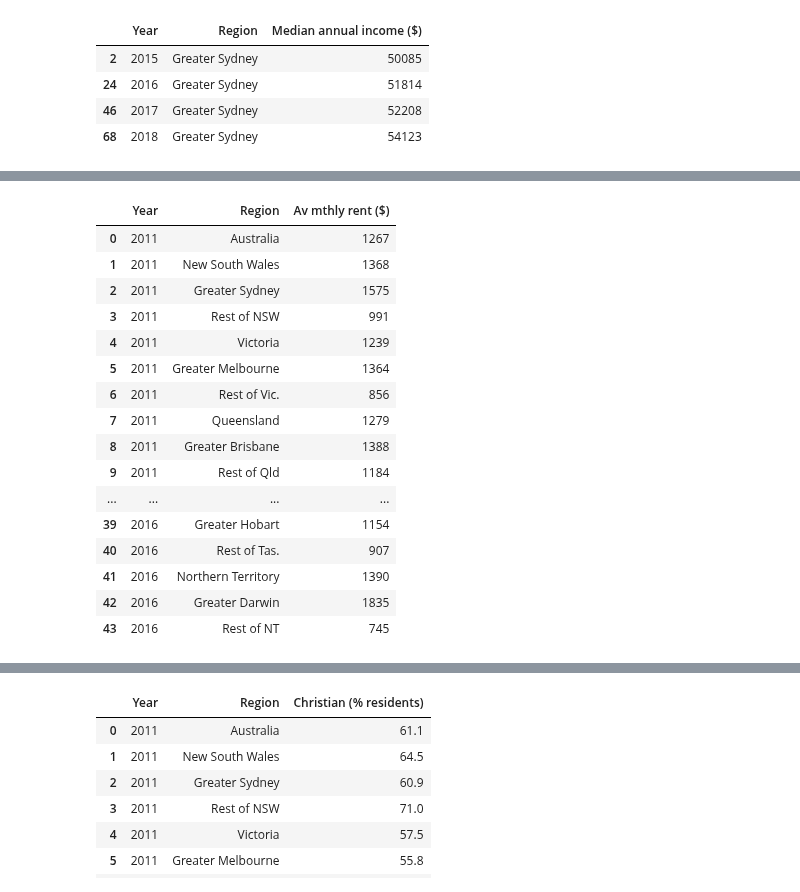
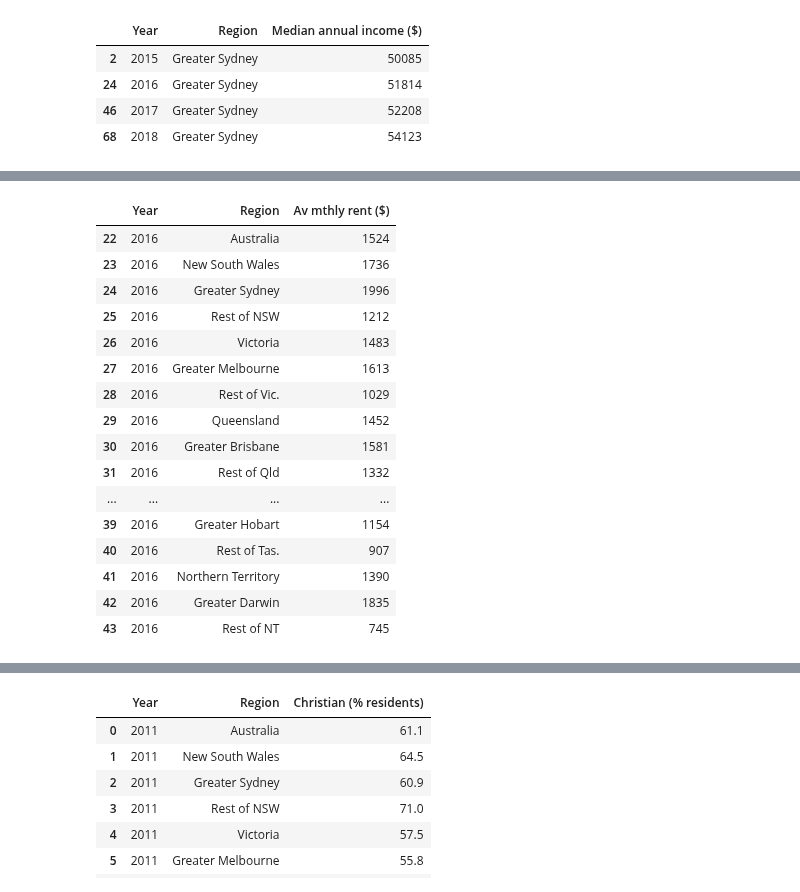
Before and after one commit to NathanJPotter/Team-Project-1, a Jupyter notebook: Project 1.ipynb, the cells around one changed output, grey strips where cells are left out. Cells and saved outputs as stored; diff of their text form; code cells hidden in the pictures.

```diff
--- a/Project 1.ipynb
+++ b/Project 1.ipynb
@@ -272,19 +273,20 @@ mortgage_stress_df
 | 43 | 2016 | Rest of NT | 3.0 |
 # %%
 # Average monthly rental payment ($)
-rental_data_df
+rental_data_2016_df = rental_data_df.loc[rental_data_df['Year'] == 2016]
+rental_data_2016_df
 # %% [output]
 |  | Year | Region | Av mthly rent ($) |
-| 0 | 2011 | Australia | 1267 |
-| 1 | 2011 | New South Wales | 1368 |
-| 2 | 2011 | Greater Sydney | 1575 |
-| 3 | 2011 | Rest of NSW | 991 |
-| 4 | 2011 | Victoria | 1239 |
-| 5 | 2011 | Greater Melbourne | 1364 |
-| 6 | 2011 | Rest of Vic. | 856 |
-| 7 | 2011 | Queensland | 1279 |
-| 8 | 2011 | Greater Brisbane | 1388 |
-| 9 | 2011 | Rest of Qld | 1184 |
+| 22 | 2016 | Australia | 1524 |
+| 23 | 2016 | New South Wales | 1736 |
+| 24 | 2016 | Greater Sydney | 1996 |
+| 25 | 2016 | Rest of NSW | 1212 |
+| 26 | 2016 | Victoria | 1483 |
+| 27 | 2016 | Greater Melbourne | 1613 |
+| 28 | 2016 | Rest of Vic. | 1029 |
+| 29 | 2016 | Queensland | 1452 |
+| 30 | 2016 | Greater Brisbane | 1581 |
+| 31 | 2016 | Rest of Qld | 1332 |
 | ... | ... | ... | ... |
 | 39 | 2016 | Greater Hobart | 1154 |
 | 40 | 2016 | Rest of Tas. | 907 |
```
Also changed, not shown: parts of 21 cells of this notebook, 1 other file.
